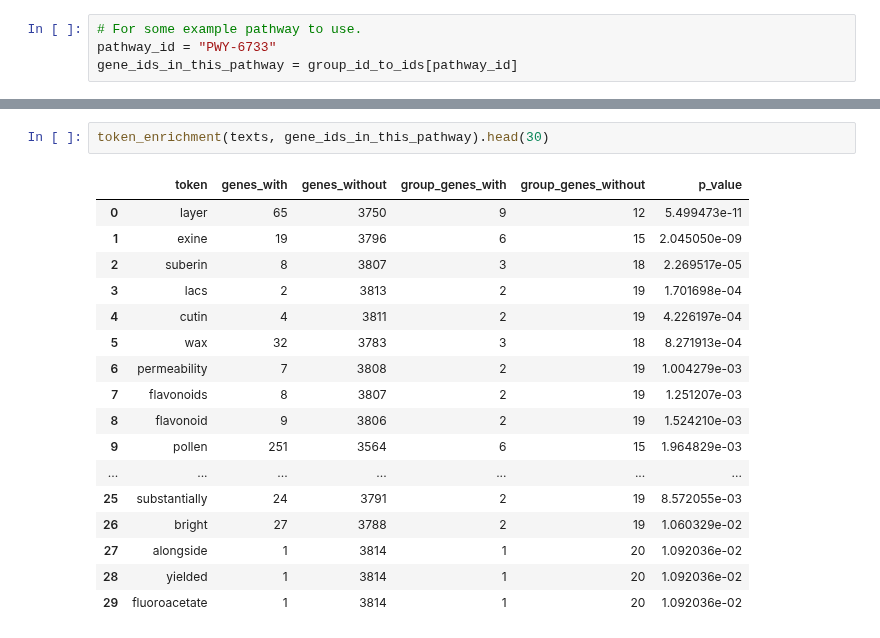
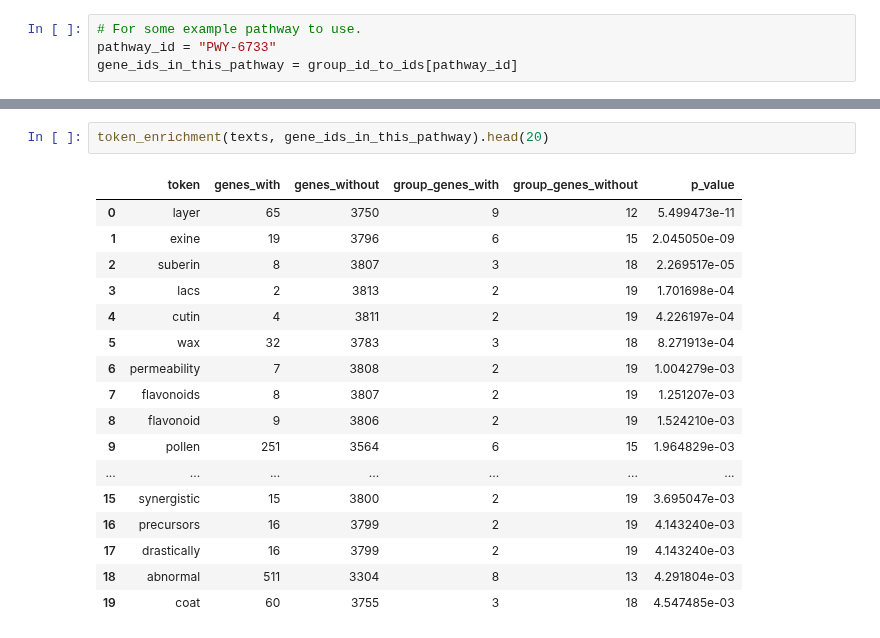
Before and after one commit to irbraun/plant-phenotypes-nlp, a Jupyter notebook: notebooks/Analysis_Dataset_Composition.ipynb, the cells around one changed output, grey strips where cells are left out. Cells and saved outputs as stored; diff of their text form.

```diff
--- a/notebooks/Analysis_Dataset_Composition.ipynb
+++ b/notebooks/Analysis_Dataset_Composition.ipynb
@@ -474,20 +494,20 @@ term_enrichment(curated_po_annotations, gene_ids_in_this_pathway, po).head(30)
 # %%
-token_enrichment(texts, gene_ids_in_this_pathway).head(30)
+token_enrichment(texts, gene_ids_in_this_pathway).head(20)
 # %% [output]
 |  | token | genes_with | genes_without | group_genes_with | group_genes_without | p_value |
 | 0 | layer | 65 | 3750 | 9 | 12 | 5.499473e-11 |
 | 1 | exine | 19 | 3796 | 6 | 15 | 2.045050e-09 |
 | 2 | suberin | 8 | 3807 | 3 | 18 | 2.269517e-05 |
 | 3 | lacs | 2 | 3813 | 2 | 19 | 1.701698e-04 |
 | 4 | cutin | 4 | 3811 | 2 | 19 | 4.226197e-04 |
 | 5 | wax | 32 | 3783 | 3 | 18 | 8.271913e-04 |
 | 6 | permeability | 7 | 3808 | 2 | 19 | 1.004279e-03 |
 | 7 | flavonoids | 8 | 3807 | 2 | 19 | 1.251207e-03 |
 | 8 | flavonoid | 9 | 3806 | 2 | 19 | 1.524210e-03 |
 | 9 | pollen | 251 | 3564 | 6 | 15 | 1.964829e-03 |
 | ... | ... | ... | ... | ... | ... | ... |
-| 25 | substantially | 24 | 3791 | 2 | 19 | 8.572055e-03 |
-| 26 | bright | 27 | 3788 | 2 | 19 | 1.060329e-02 |
-| 27 | alongside | 1 | 3814 | 1 | 20 | 1.092036e-02 |
-| 28 | yielded | 1 | 3814 | 1 | 20 | 1.092036e-02 |
-| 29 | fluoroacetate | 1 | 3814 | 1 | 20 | 1.092036e-02 |
+| 15 | synergistic | 15 | 3800 | 2 | 19 | 3.695047e-03 |
+| 16 | precursors | 16 | 3799 | 2 | 19 | 4.143240e-03 |
+| 17 | drastically | 16 | 3799 | 2 | 19 | 4.143240e-03 |
+| 18 | abnormal | 511 | 3304 | 8 | 13 | 4.291804e-03 |
+| 19 | coat | 60 | 3755 | 3 | 18 | 4.547485e-03 |
```
Also changed, not shown: parts of 6 cells of this notebook, 1 other file.
